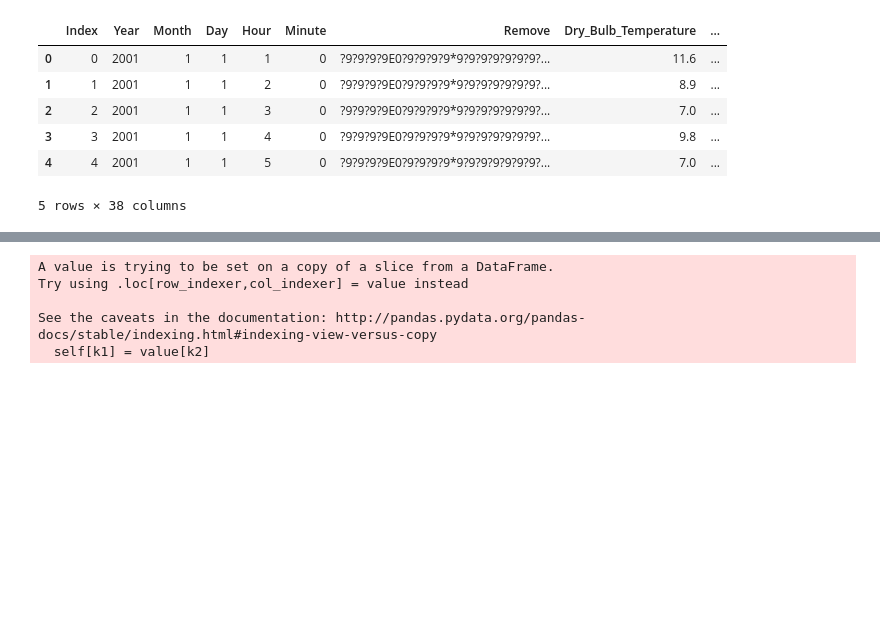
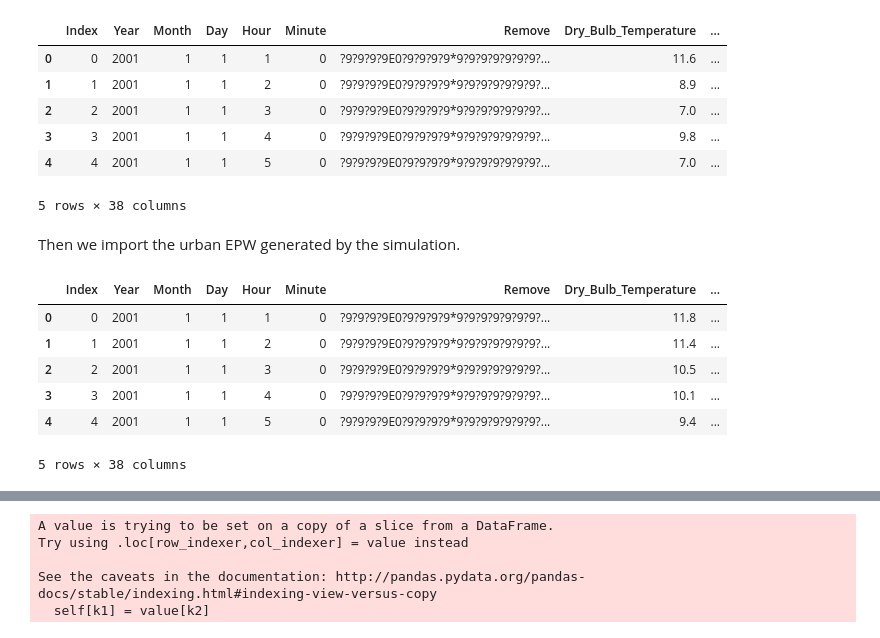
Before and after one commit to AntoineDao/lbt-dragonfly-tutorial, a Jupyter notebook: 1_Baseline_UHI.ipynb, the cells around one changed output, grey strips where cells are left out. Cells and saved outputs as stored; diff of their text form; code cells hidden in the pictures; blank space fills up the shorter version.

```diff
--- a/1_Baseline_UHI.ipynb
+++ b/1_Baseline_UHI.ipynb
@@ -283,8 +316,20 @@ df_original.head()
 | 3 | 3 | 2001 | 1 | 1 | 4 | 0 | ?9?9?9?9E0?9?9?9?9*9?9?9?9?9?9?9?... | 9.8 | ... |
 | 4 | 4 | 2001 | 1 | 1 | 5 | 0 | ?9?9?9?9E0?9?9?9?9*9?9?9?9?9?9?9?... | 7.0 | ... |
 5 rows × 38 columns
+# %% [markdown]
+Then we import the urban EPW generated by the simulation.
 # %%
 df_urban = epw_to_df(urban_epw_file)
 
 df_urban['datetime'] = df_urban.apply(lambda row: get_datetime(row), axis=1)
 df_urban['doy'] = df_urban.apply(lambda row: get_doy(row), axis=1)
+
+df_urban.head()
+# %% [output]
+|  | Index | Year | Month | Day | Hour | Minute | Remove | Dry_Bulb_Temperature | ... |
+| 0 | 0 | 2001 | 1 | 1 | 1 | 0 | ?9?9?9?9E0?9?9?9?9*9?9?9?9?9?9?9?... | 11.8 | ... |
+| 1 | 1 | 2001 | 1 | 1 | 2 | 0 | ?9?9?9?9E0?9?9?9?9*9?9?9?9?9?9?9?... | 11.4 | ... |
+| 2 | 2 | 2001 | 1 | 1 | 3 | 0 | ?9?9?9?9E0?9?9?9?9*9?9?9?9?9?9?9?... | 10.5 | ... |
+| 3 | 3 | 2001 | 1 | 1 | 4 | 0 | ?9?9?9?9E0?9?9?9?9*9?9?9?9?9?9?9?... | 10.1 | ... |
+| 4 | 4 | 2001 | 1 | 1 | 5 | 0 | ?9?9?9?9E0?9?9?9?9*9?9?9?9?9?9?9?... | 9.4 | ... |
+5 rows × 38 columns
```
Also changed, not shown: parts of 17 cells of this notebook.
